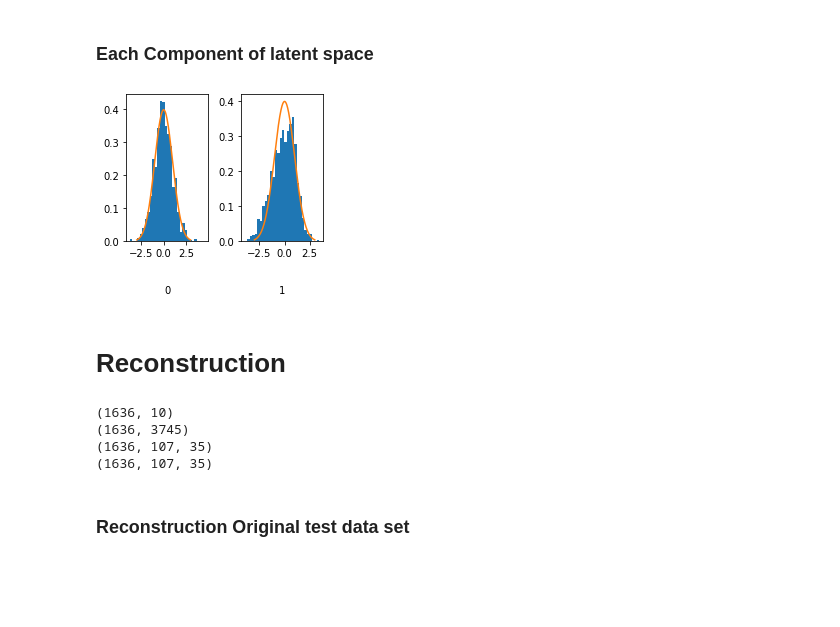
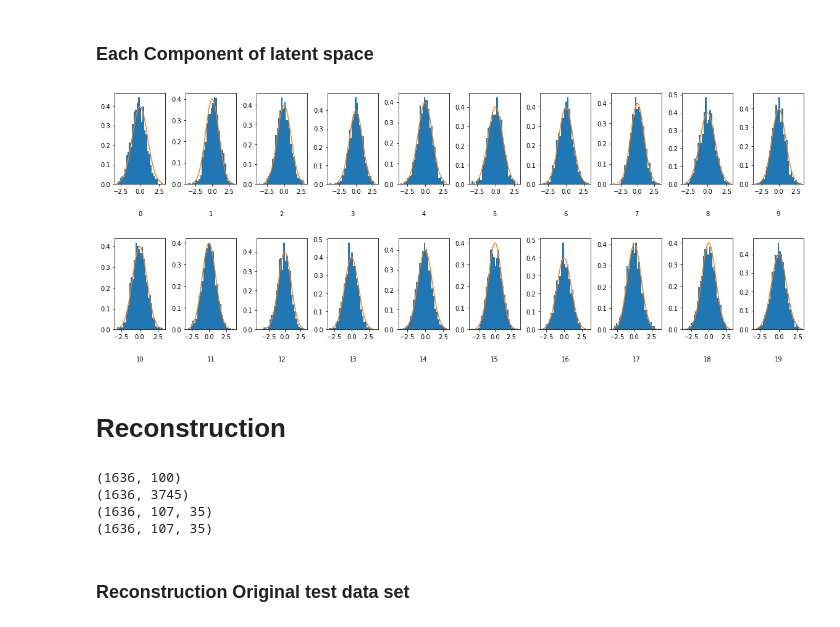
Before and after one commit to chandagrover/Machine-Learning, a Jupyter notebook: 4SAS_SMILEVAE_Predictor.ipynb, the cells around one changed output. Saved outputs shown, nothing was run; the diff lists cells and outputs as text; code cells hidden in the pictures; blank space fills up the shorter version.

```diff
--- a/4SAS_SMILEVAE_Predictor.ipynb
+++ b/4SAS_SMILEVAE_Predictor.ipynb
@@ -252,7 +252,7 @@ X_test = np.reshape(X_test, [-1, orig_dim])
 INPUT_DIM=(orig_dim,)   # SMILES dimension
 intermediate_dim=512
 BATCH_SIZE=5
-Z_DIM=10 # Dimension of the latent vector (z)
+Z_DIM=100# Dimension of the latent vector (z)
 epochs=50
 pre_trained=False
 # %% [markdown]
@@ -489,23 +489,23 @@ ax3.legend(['train', 'Validation'], loc='lower left')
 # %%
 from scipy.stats import norm
 # with graph.as_default():   # We are using this statement to reuse the last saved trained model
 z_test = encoder.predict(X_test)
 
 x = np.linspace(-3, 3, 300)
 
 fig = plt.figure(figsize=(20, 20))
 fig.subplots_adjust(hspace=0.6, wspace=0.4)
 
-for i in range(10):
+for i in range(20):
     ax = fig.add_subplot(5, 10, i+1)
     ax.hist(z_test[:,i], density=True, bins = 30)
     ax.axis('on')
     ax.text(0.5, -0.35, str(i), fontsize=10, ha='center', transform=ax.transAxes)
     ax.plot(x,norm.pdf(x))
 
 plt.show()
 # %% [output]
-[figure, old version]
+[figure, new version]
 # %%
 # from sklearn.manifold import TSNE
 # z_mean = encoder.predict(X_test)
@@ -546,7 +546,7 @@ reconst_test = decoded_xtest.reshape(len(X_test), mol_size_x,mol_size_y)
 print(orig_test.shape)
 print(reconst_test.shape)
 # %% [output]
-(1636, 10)
+(1636, 100)
 (1636, 3745)
 (1636, 107, 35)
 (1636, 107, 35)
```
Also changed, not shown: parts of 7 cells of this notebook.
